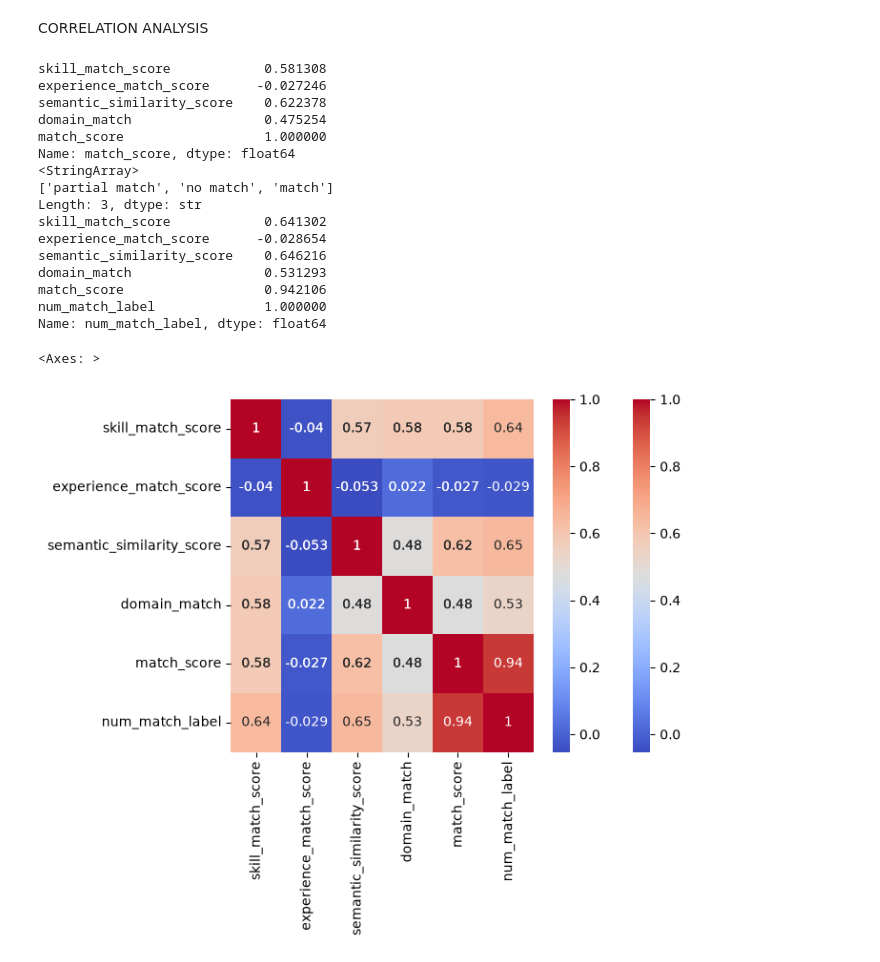
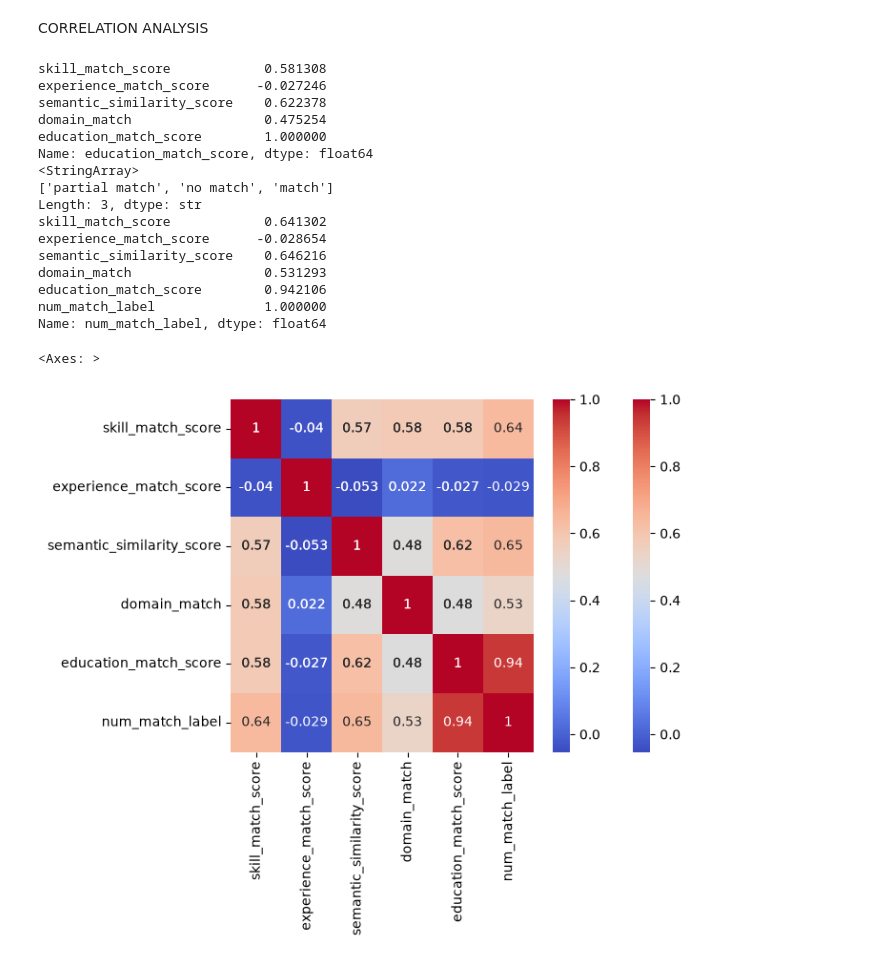
Before and after one commit to mishravivaan178-tech/NLP-Based-Hiring-Autmation, a Jupyter notebook: Notebooks_K/SuitabilityData.ipynb, the cells around one changed output. Drawn from its saved outputs; the diff is of its cells as text; code cells hidden in the pictures.

```diff
--- a/Notebooks_K/SuitabilityData.ipynb
+++ b/Notebooks_K/SuitabilityData.ipynb
@@ -62,8 +62,9 @@ Data columns (total 20 columns):
 dtypes: float64(2), int64(2), str(7)
 memory usage: 43.1 KB
 # %%
+df1=df1.rename(columns={'match_score':'education_match_score'})
 print(df1.columns)
-print(df1['match_score'].head())
+print(df1['education_match_score'].head())
 print(df1['match_label'].head())
 print(df1['skill_match_score'].head())
 print(df1['experience_match_score'].head())
@@ -103,31 +104,31 @@ Name: count, dtype: int64
 # %% [markdown]
 CORRELATION ANALYSIS
 # %%
-cols=['skill_match_score','experience_match_score','semantic_similarity_score','domain_match','match_score']
-print(df1[cols].corr()['match_score'])
+cols=['skill_match_score','experience_match_score','semantic_similarity_score','domain_match','education_match_score']
+print(df1[cols].corr()['education_match_score'])
 sns.heatmap(df1[cols].corr(), annot=True, cmap='coolwarm')
 print(df1['match_label'].unique())
 df1['num_match_label']=df1['match_label'].replace(['partial match', 'no match', 'match'], [0.5, 0, 1])
-cols2 = ['skill_match_score','experience_match_score','semantic_similarity_score','domain_match','match_score','num_match_label']
+cols2 = ['skill_match_score','experience_match_score','semantic_similarity_score','domain_match','education_match_score','num_match_label']
 print(df1[cols2].corr()['num_match_label'])
 sns.heatmap(df1[cols2].corr(), annot=True, cmap='coolwarm')
 # %% [output]
 skill_match_score            0.581308
 experience_match_score      -0.027246
 semantic_similarity_score    0.622378
 domain_match                 0.475254
-match_score                  1.000000
-Name: match_score, dtype: float64
+education_match_score        1.000000
+Name: education_match_score, dtype: float64
 <StringArray>
 ['partial match', 'no match', 'match']
 Length: 3, dtype: str
 skill_match_score            0.641302
 experience_match_score      -0.028654
 semantic_similarity_score    0.646216
 domain_match                 0.531293
-match_score                  0.942106
+education_match_score        0.942106
 num_match_label              1.000000
 Name: num_match_label, dtype: float64
 <Axes: >
-[figure, old version]
+[figure, new version]
 # %%
```
Also changed, not shown: parts of 2 cells of this notebook, 2 other files.
